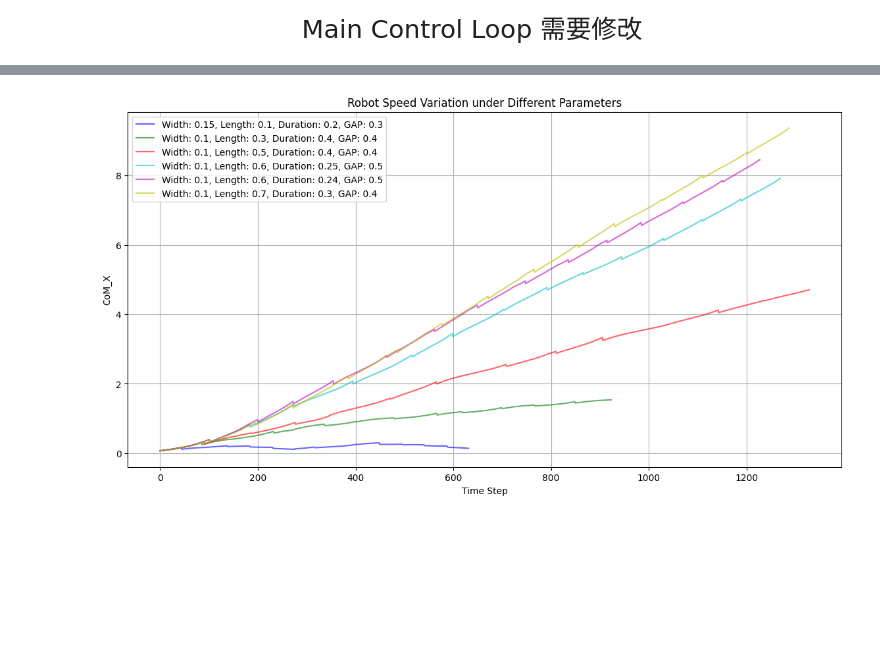
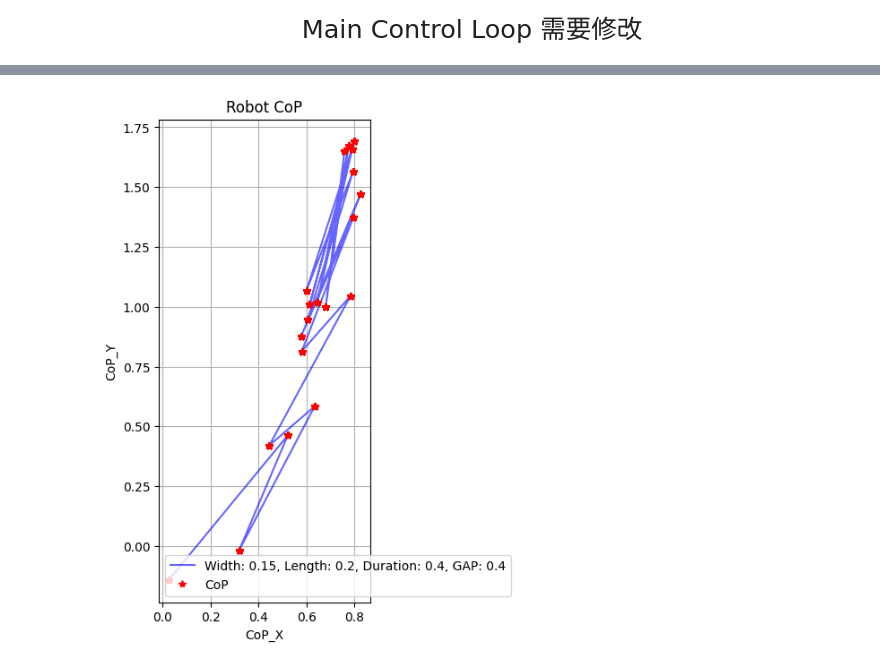
Before and after one commit to MATH-286-Pro/lr-biped, a Jupyter notebook: DCM-Locomotion-Part2.ipynb, the cells around one changed output, grey strips where cells are left out. Saved outputs shown, nothing was run; the diff lists cells and outputs as text; code cells hidden in the pictures; blank space fills up the shorter version.

```diff
--- a/DCM-Locomotion-Part2.ipynb
+++ b/DCM-Locomotion-Part2.ipynb
@@ -287,15 +276,17 @@ while True:
       #applying push at the certain period of simulation
       if box_exists == False:
          #add box to apply push on the robot
-         gemId = p.loadURDF("boston_box.urdf", [realCoM[0] - 0.78, -0.0, 1.7],  p.getQuaternionFromEuler([0, 0, 0]))
-         gemId2 = p.loadURDF("boston_box.urdf", [realCoM[0] - 0.38, -0.3, 1.4],  p.getQuaternionFromEuler([0, 0, 0]))
+         # gemId  = p.loadURDF("boston_box.urdf", [realCoM[0] - 0.78, -0.0, 1.7],  p.getQuaternionFromEuler([0, 0, 0]))
+         # gemId2 = p.loadURDF("boston_box.urdf", [realCoM[0] - 0.38, -0.3, 1.4],  p.getQuaternionFromEuler([0, 0, 0]))
+         gemId2 = p.loadURDF("boston_box.urdf", [realCoM[0] - y_dist, -0.3, 1.4],  p.getQuaternionFromEuler([0, 0, 0]))
          box_exists = True
 
-      gemPos, gemOrn = p.getBasePositionAndOrientation(gemId)
-      force = np.array([873 ,0 ,0])
-      p.applyExternalForce(objectUniqueId=gemId, linkIndex=-1,forceObj=force, posObj=gemPos, flags=p.WORLD_FRAME)
+      # gemPos, gemOrn = p.getBasePositionAndOrientation(gemId)
+      # force  = np.array([873 ,0 ,0])
+      # p.applyExternalForce(objectUniqueId=gemId, linkIndex=-1,forceObj=force, posObj=gemPos, flags=p.WORLD_FRAME)
       gemPos2, gemOrn2 = p.getBasePositionAndOrientation(gemId2)
-      force2 = np.array([0 ,1403 ,0])
+      # force2 = np.array([0 ,1403 ,0])
+      force2 = np.array([0 ,Mag ,0])  #00FF00
       p.applyExternalForce(objectUniqueId=gemId2, linkIndex=-1,forceObj=force2, posObj=gemPos2, flags=p.WORLD_FRAME)
 
    DesiredDCM   = DCMGenerator.getDCMTrajectory(dt)                            #TODO: get the desired DCM for the next time-step ✔
@@ -460,7 +451,7 @@ while True:
    #FFFFFF 修改部分 原先为 if(dt>stepDuration):
    if(dt>stepDuration):
       stepNumber=stepNumber+1
-      if stepNumber ==14: # Stop after certain number of steps
+      if stepNumber == max_walk: # Stop after certain number of steps
          break
 
       internalStep=0
@@ -511,13 +502,16 @@ color_list = ['b', 'g', 'r', 'c', 'm', 'y', 'k']
 figg, ax = plt.subplots(figsize=(14, 7))
 for i in range(len(CoMTrajectory_list)):
     color = color_list[i % len(color_list)]  # 循环使用颜色列表
-    ax.plot(np.array(CoMTrajectory_list[i])[:, 0], color=color, alpha=0.6, label=f"{parameters_list[i]}")
+    # ax.plot(np.array(CoMTrajectory_list[i])[:, 0], color=color, alpha=0.6, label=f"{parameters_list[i]}")
+    ax.plot(np.array(CoPTrajectory_list[i])[:, 0],np.array(CoPTrajectory_list[i])[:, 1], color=color, alpha=0.6, label=f"{parameters_list[i]}")
+    ax.plot(np.array(CoPTrajectory_list[i])[:, 0],np.array(CoPTrajectory_list[i])[:, 1], '*r', label="CoP")
 
 ax.legend()  # 显示图例
-ax.set_title("Robot Speed Variation under Different Parameters")  # 设置标题
-ax.set_xlabel("Time Step")  # 设置x轴标签
-ax.set_ylabel("CoM_X")  # 设置y轴标签
+ax.set_title("Robot CoP")  # 设置标题
+ax.set_xlabel("CoP_X")  # 设置x轴标签
+ax.set_ylabel("CoP_Y")  # 设置y轴标签
 ax.grid(True)  # 显示网格
+ax.set_aspect('equal')
 plt.show()
 
 
@@ -525,34 +519,34 @@ plt.show()
 
 # #FFFFFF 画图部分
 # figg, (ax) = plt.subplots(figsize=(14, 7))
 # ax.plot(np.array(DCMRealTrajectory)[:, 0], 'b', label="DCM_X")
 # ax.plot(np.array(CoMTrajectory)[:, 0], 'g', label="CoM_X")
 # ax.plot(np.array(CoPTrajectory)[:, 0], 'r', label="CoP_X")
 # ax.legend()  # 添加这一行来显示图例
 # plt.show()
 
 # figg1, (ax1) = plt.subplots(figsize=(14, 7))
 # ax1.plot(np.array(DCMRealTrajectory)[:, 1], 'b', label="DCM_Y")
 # ax1.plot(np.array(CoMTrajectory)[:, 1], 'g', label="CoM_Y")
 # ax1.plot(np.array(CoPTrajectory)[:, 1], 'r', label="CoP_Y")
 # ax1.legend()  # 添加这一行来显示图例
 # plt.show()
 
 # figg2, (ax2) = plt.subplots(figsize=(14, 7))
 # ax2.plot(np.array(DCMRealTrajectory)[:, 0], np.array(DCMRealTrajectory)[:, 1], 'b', label="DCM")
 # ax2.plot(np.array(CoMTrajectory)[:, 0], np.array(CoMTrajectory)[:, 1], 'g', label="CoM")
 # ax2.plot(np.array(CoPTrajectory)[:, 0], np.array(CoPTrajectory)[:, 1], '*r', label="CoP")
 # ax2.legend()  # 添加这一行来显示图例
 # plt.show()
 
 # # # 显示 dt*internalStep 和 stepDuration 的变化
 # # figg, (ax) = plt.subplots(figsize=(14, 7))
 # # ax.plot(np.array(stepDuration_list), 'b', label="stepDuration")
 # # ax.plot(np.array(dt_list), 'r', label="dt*internalstep")
 # # ax.legend()  # 添加这一行来显示图例
 # # plt.show()
 # %% [output]
-[figure, old version]
+[figure, new version]
 # %%
 # # 绘制函数
 
```
Also changed, not shown: parts of 1 cell of this notebook.
